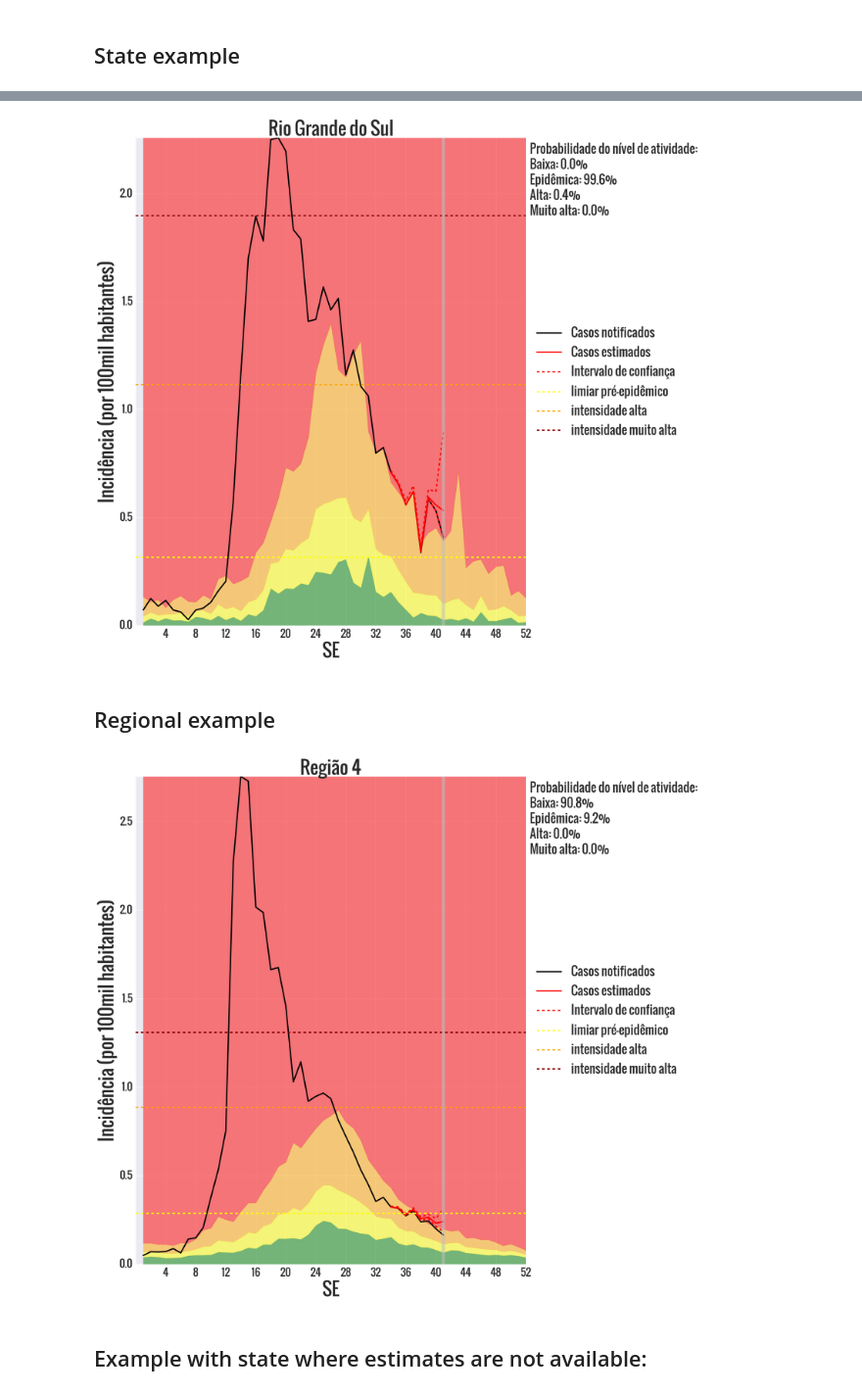
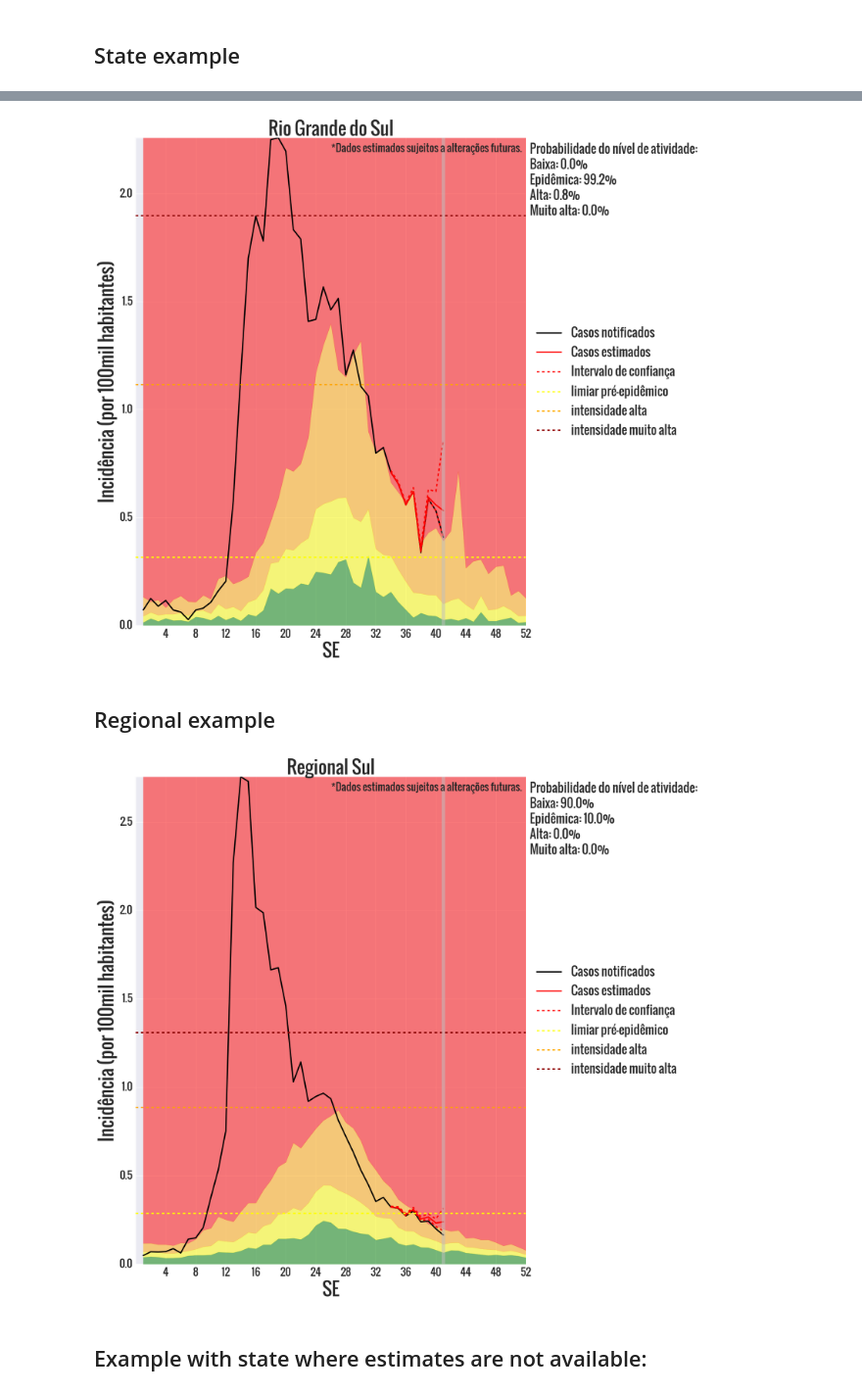
Before and after one commit to FluVigilanciaBR/fludashboard, a Jupyter notebook: Notebooks/incidence_and_age_weekly_panel.ipynb, the cells around one changed output, grey strips where cells are left out. Shown at 98% size. Cells and saved outputs as stored; diff of their text form; code cells hidden in the pictures.

```diff
--- a/Notebooks/incidence_and_age_weekly_panel.ipynb
+++ b/Notebooks/incidence_and_age_weekly_panel.ipynb
@@ -223,6 +209,7 @@ def plot_timeseries(df, dfthres, dftyp):
                  '{:.1f}%'.format(100*float(activity_levels['L2'])),
                  '{:.1f}%'.format(100*float(activity_levels['L3']))),
                 fontproperties=fontproplgd, ha='left', va='top', transform=ax.transAxes)
+        txt = '*Dados estimados sujeitos a alterações futuras.'
     elif (df.loc[df.epiweek == week, 'Situation'].values[0] == 'stable'):
         df_level = df.loc[(df['epiweek'] == week), level_dict.keys()].unstack().copy()
         df_level.sort_values(ascending=False, inplace=True)
@@ -230,6 +217,17 @@ def plot_timeseries(df, dfthres, dftyp):
         ax.text(1.01, 0.99, s=str('Nível de atividade:\n'+
                                   '%s\n') % level_dict[activity_level],
                 fontproperties=fontproplgd, ha='left', va='top', transform=ax.transAxes)
+        txt = '*Dados sujeitos a alterações futuras.'
+    else:
+        df_level = df.loc[(df['epiweek'] == week), level_dict.keys()].unstack().copy()
+        df_level.sort_values(ascending=False, inplace=True)
+        activity_level = df_level.index[0][0]
+        ax.text(1.01, 0.99, s=str('Nível de atividade:\n'+
+                                  '%s\n') % level_dict[activity_level],
+                fontproperties=fontproplgd, ha='left', va='top', transform=ax.transAxes)
+        txt = '*Dados potencialmente incompletos,\nsujeitos a alterações futuras.'
+    ax.text(.99, 0.99, s=txt, fontproperties=fontpropticks, ha='right', va='top', transform=ax.transAxes)
+
 
     return
 # %% [markdown]
@@ -253,19 +251,19 @@ dftyp_tmp = dftypical[dftypical['Unidade da Federação'] == uf]
 dfthres_tmp = dfthresholds[dfthresholds['Unidade da Federação'] == uf]
 plot_timeseries(df=df_tmp, dftyp=dftyp_tmp, dfthres=dfthres_tmp)
 # %% [output]
-[figure, old version]
+[figure, new version]
 # %% [markdown]
 ## Regional example
 # %%
 season = 2016
-uf = 'Região 4'
+uf = 'Regional Sul'
 week = 41
 df_tmp = df[(df['Unidade da Federação'] == uf) & (df['epiyear'] == season)]
 dftyp_tmp = dftypical[dftypical['Unidade da Federação'] == uf]
 dfthres_tmp = dfthresholds[dfthresholds['Unidade da Federação'] == uf]
 plot_timeseries(df=df_tmp, dfthres=dfthres_tmp, dftyp=dftyp_tmp)
 # %% [output]
-[figure, old version]
+[figure, new version]
 # %% [markdown]
 ##  Example with state where estimates are not available:
 # %%
```
Also changed, not shown: parts of 12 cells of this notebook, 5 other files.
